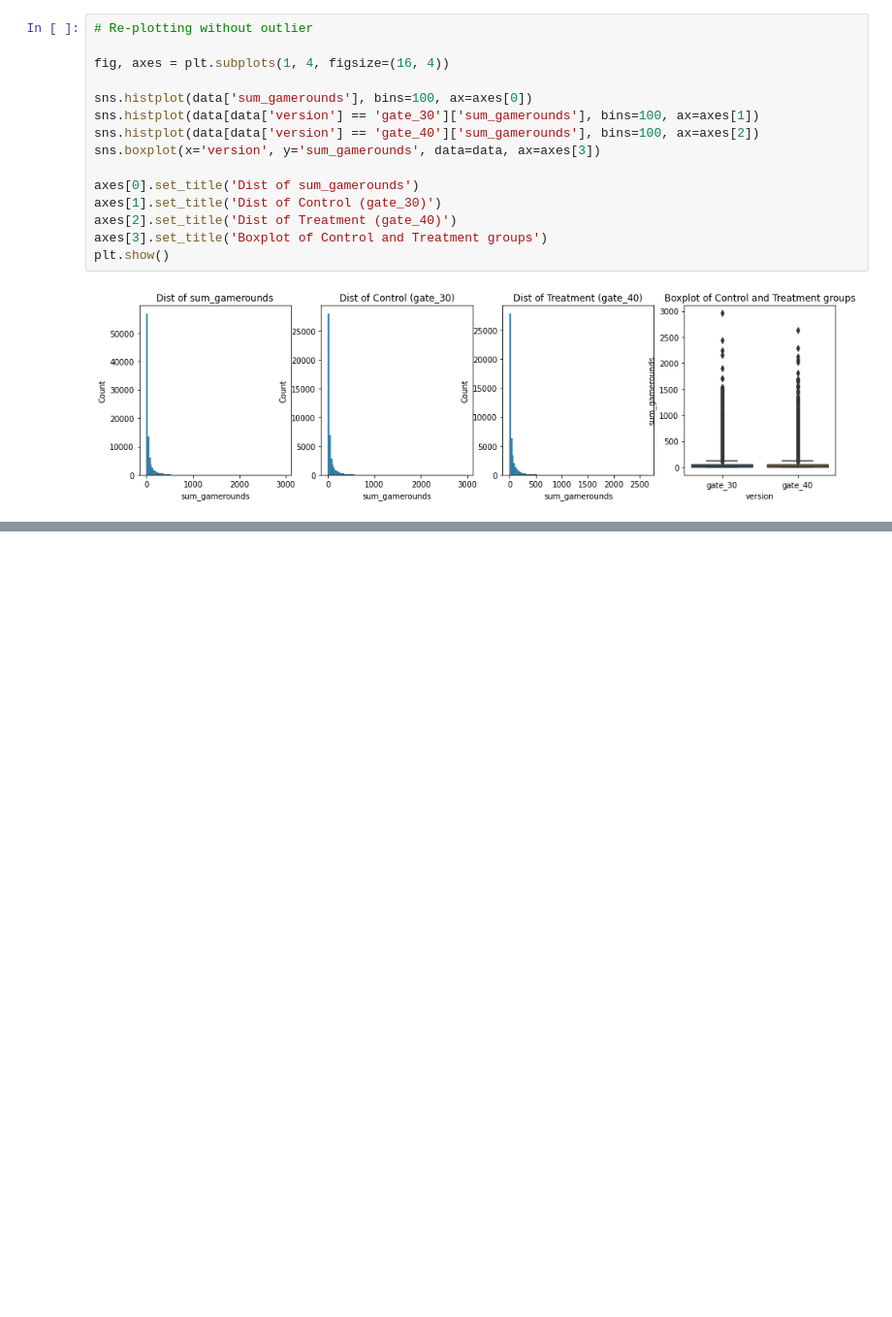
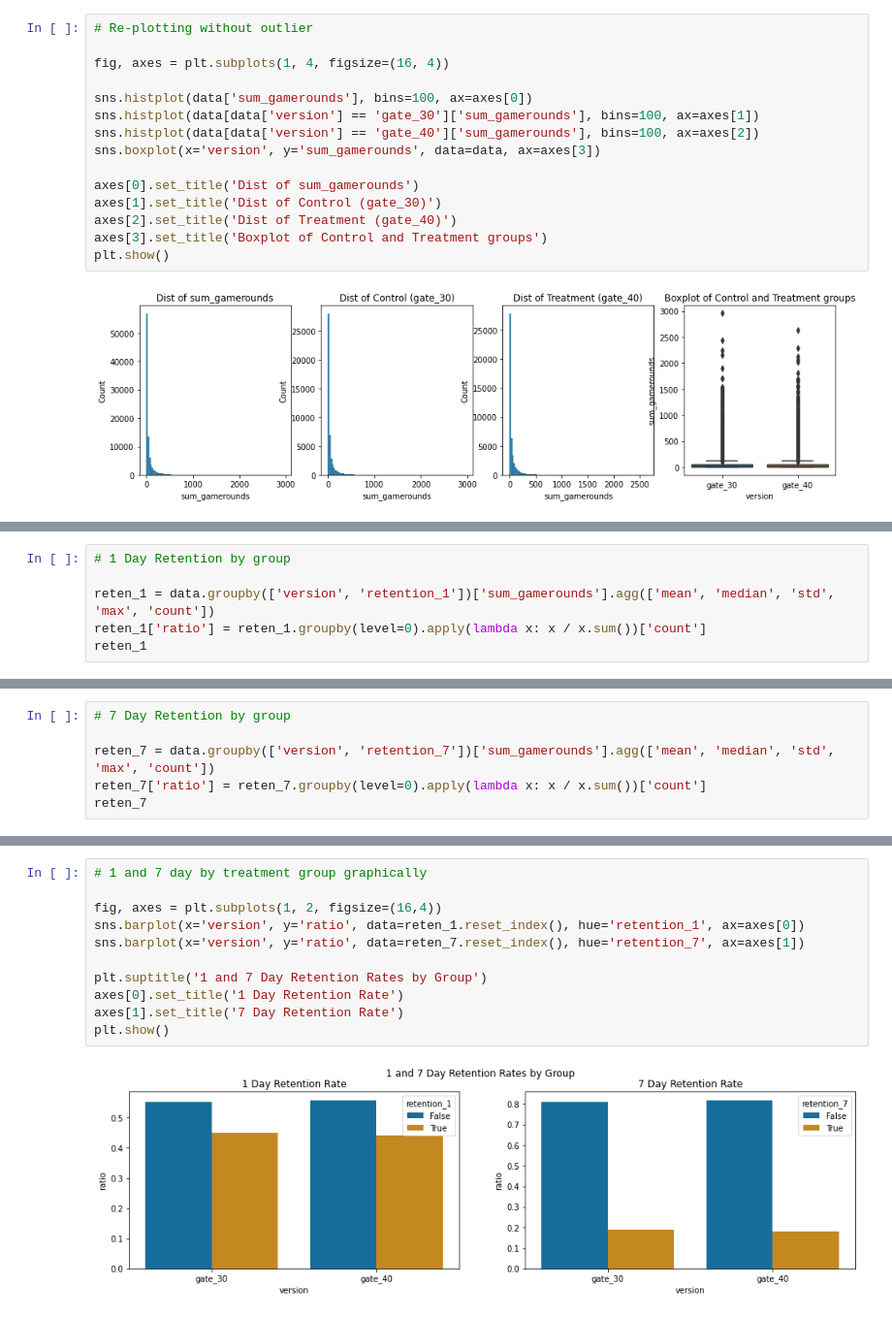
Before and after one commit to lorcanrae/ab-test-cookie-cats, a Jupyter notebook: notebooks/ab-test-cookie-cats.ipynb, the cells around one changed output, grey strips where cells are left out. Shown: that part at 97% size. Drawn from its saved outputs; the diff is of its cells as text; blank space fills up the shorter version.

Commit message:
retention rate EDA complete

```diff
--- a/notebooks/ab-test-cookie-cats.ipynb
+++ b/notebooks/ab-test-cookie-cats.ipynb
@@ -362,0 +446,6 @@ With churn happening at relatively low number of rounds played, there is an oppo
+# %%
+# 1 Day Retention by group
+
+reten_1 = data.groupby(['version', 'retention_1'])['sum_gamerounds'].agg(['mean', 'median', 'std', 'max', 'count'])
+reten_1['ratio'] = reten_1.groupby(level=0).apply(lambda x: x / x.sum())['count']
+reten_1
@@ -362,0 +459,6 @@ With churn happening at relatively low number of rounds played, there is an oppo
+# %%
+# 7 Day Retention by group
+
+reten_7 = data.groupby(['version', 'retention_7'])['sum_gamerounds'].agg(['mean', 'median', 'std', 'max', 'count'])
+reten_7['ratio'] = reten_7.groupby(level=0).apply(lambda x: x / x.sum())['count']
+reten_7
@@ -362,0 +472,13 @@ With churn happening at relatively low number of rounds played, there is an oppo
+# %%
+# 1 and 7 day by treatment group graphically
+
+fig, axes = plt.subplots(1, 2, figsize=(16,4))
+sns.barplot(x='version', y='ratio', data=reten_1.reset_index(), hue='retention_1', ax=axes[0])
+sns.barplot(x='version', y='ratio', data=reten_7.reset_index(), hue='retention_7', ax=axes[1])
+
+plt.suptitle('1 and 7 Day Retention Rates by Group')
+axes[0].set_title('1 Day Retention Rate')
+axes[1].set_title('7 Day Retention Rate')
+plt.show()
+# %% [output]
+[figure, added]
```
Also changed, not shown: parts of 33 cells of this notebook.
